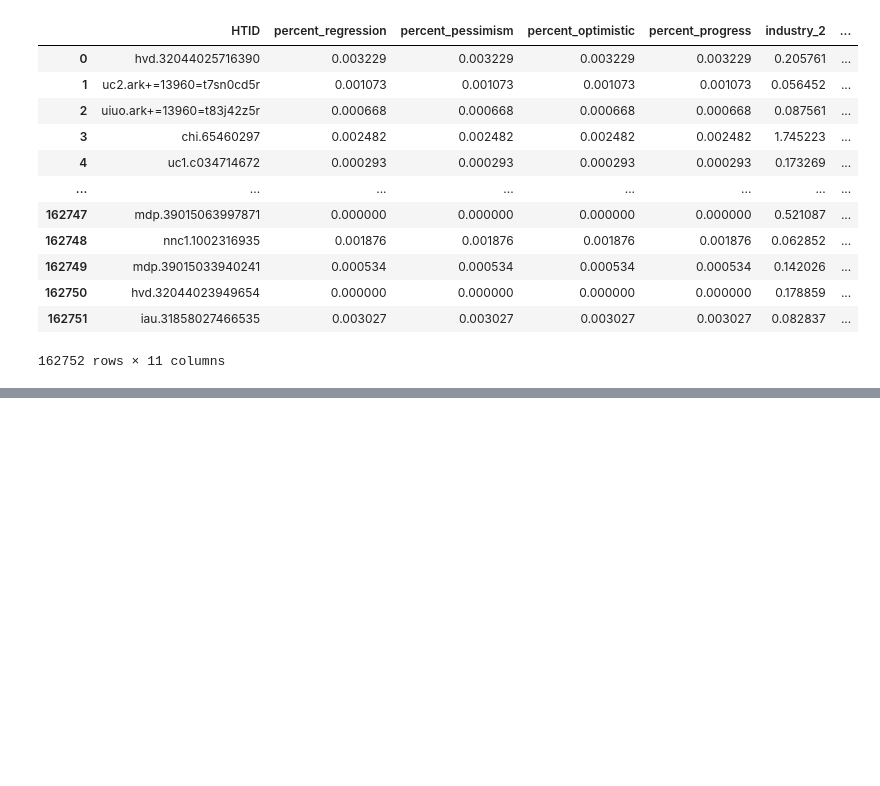
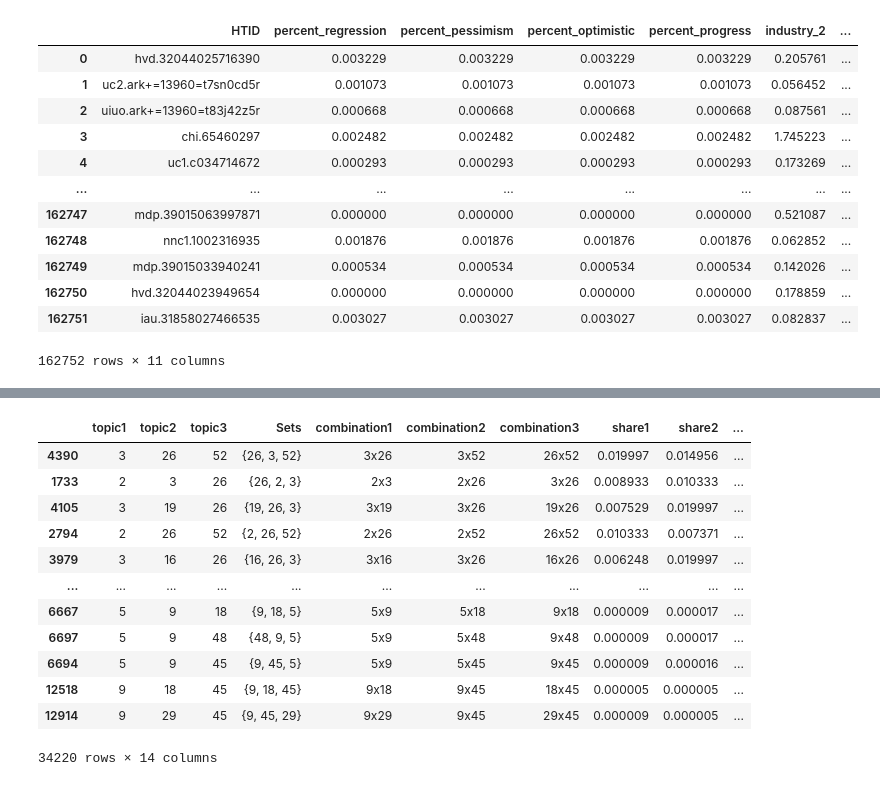
Before and after one commit to austinkennedy/Hathitrust, a Jupyter notebook: code/data_playground.ipynb, the cells around one changed output, grey strips where cells are left out. Cells and saved outputs as stored; diff of their text form; code cells hidden in the pictures; blank space fills up the shorter version.

```diff
--- a/code/data_playground.ipynb
+++ b/code/data_playground.ipynb
@@ -155,0 +297,16 @@ final_merge
+# %%
+clusters_pre1750
+# %% [output]
+|  | topic1 | topic2 | topic3 | Sets | combination1 | combination2 | combination3 | share1 | share2 | ... |
+| 4390 | 3 | 26 | 52 | {26, 3, 52} | 3x26 | 3x52 | 26x52 | 0.019997 | 0.014956 | ... |
+| 1733 | 2 | 3 | 26 | {26, 2, 3} | 2x3 | 2x26 | 3x26 | 0.008933 | 0.010333 | ... |
+| 4105 | 3 | 19 | 26 | {19, 26, 3} | 3x19 | 3x26 | 19x26 | 0.007529 | 0.019997 | ... |
+| 2794 | 2 | 26 | 52 | {2, 26, 52} | 2x26 | 2x52 | 26x52 | 0.010333 | 0.007371 | ... |
+| 3979 | 3 | 16 | 26 | {16, 26, 3} | 3x16 | 3x26 | 16x26 | 0.006248 | 0.019997 | ... |
+| ... | ... | ... | ... | ... | ... | ... | ... | ... | ... | ... |
+| 6667 | 5 | 9 | 18 | {9, 18, 5} | 5x9 | 5x18 | 9x18 | 0.000009 | 0.000017 | ... |
+| 6697 | 5 | 9 | 48 | {48, 9, 5} | 5x9 | 5x48 | 9x48 | 0.000009 | 0.000017 | ... |
+| 6694 | 5 | 9 | 45 | {9, 45, 5} | 5x9 | 5x45 | 9x45 | 0.000009 | 0.000016 | ... |
+| 12518 | 9 | 18 | 45 | {9, 18, 45} | 9x18 | 9x45 | 18x45 | 0.000005 | 0.000005 | ... |
+| 12914 | 9 | 29 | 45 | {9, 45, 29} | 9x29 | 9x45 | 29x45 | 0.000009 | 0.000005 | ... |
+34220 rows × 14 columns
```
Also changed, not shown: parts of 4 cells of this notebook, 2 other files.
